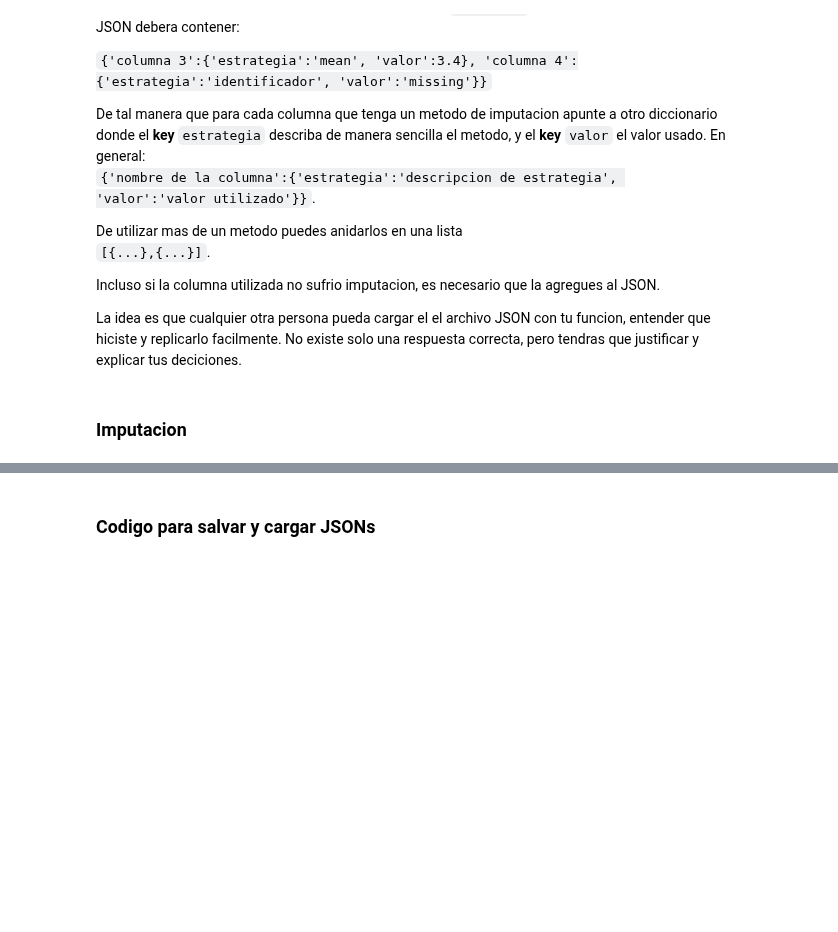
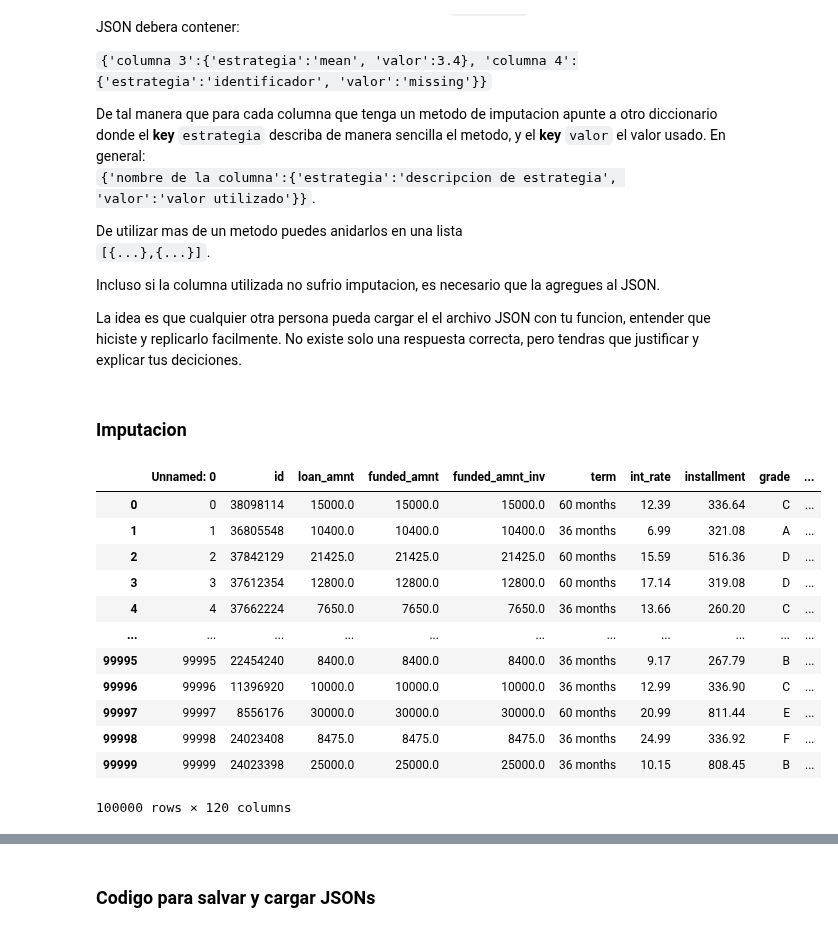
Before and after one commit to sonder-art/fdd_p24, a Jupyter notebook: tareas/5239_lmvg/pandas/09_limpieza_pandas.ipynb, the cells around one changed output, grey strips where cells are left out. Cells and saved outputs as stored; diff of their text form; code cells hidden in the pictures; blank space fills up the shorter version.

Commit message:
Tarea 09 pandas

```diff
--- a/tareas/5239_lmvg/pandas/09_limpieza_pandas.ipynb
+++ b/tareas/5239_lmvg/pandas/09_limpieza_pandas.ipynb
@@ -49,0 +52,12 @@ Documentacion: https://pandas.pydata.org/docs/reference/api/pandas.read_csv.html
+# %%
+# URL del archivo CSV comprimido en formato Gzip
+url = 'https://github.com/sonder-art/fdd_prim_2023/blob/main/codigo/pandas/LoansData_sample.csv.gz?raw=true'
+
+# Descargar el archivo comprimido en formato Gzip
+response = requests.get(url)
+data = gzip.decompress(response.content).decode('utf-8')
+
+# Crear un objeto StringIO para leer el CSV con pandas
+loans = pd.read_csv(StringIO(data))
+
+loans
@@ -122,4 +248,45 @@ Incluso si la columna utilizada no sufrio imputacion, es necesario que la agregu
 La idea es que cualquier otra persona pueda cargar el el archivo JSON con tu funcion, entender que hiciste y replicarlo facilmente. No existe solo una respuesta correcta, pero tendras que justificar y explicar tus deciciones.
 # %% [markdown]
 ### Imputacion
+# %%
+# Tu codigo aqui
+imput_dict = {}
+loans.replace('', np.nan, inplace=True) # reemplazamos los espacios en blanco por nans
+def imputacion (dataframe):
+    for column_name in dataframe.columns:
+        if dataframe[column_name].dtype == 'int64':
+            dataframe[column_name].fillna(int(dataframe[column_name].mean()), inplace=True)
+            imput_dict[column_name] = {'estrategia': 'llenar con la media', 'valor': int(dataframe[column_name].mean())}
+        # si la columna es int, la llenamos con la media para intentar no cambiar el como se distribuyen los datos
+        if dataframe[column_name].dtype == 'float64':
+            dataframe[column_name].fillna(dataframe[column_name].mean(), inplace=True)
+            imput_dict[column_name] = {'estrategia': 'llenar con la media', 'valor': dataframe[column_name].mean()}
+        # si la columna es float, la llenamos con la media para intentar no cambiar el como se distribuyen los datos
+        if dataframe[column_name].dtype == 'object':
+            dataframe[column_name].fillna(dataframe[column_name].mode(), inplace=True)
+            imput_dict[column_name] = {'estrategia': 'llenar con la moda', 'valor': str(dataframe[column_name].mode())}
+        # si la columna es de objetos, la llenamos con la moda para intentar seguir la tendencia de distribución de los datos
+        if dataframe[column_name].dtype == 'string':
+            dataframe[column_name].fillna(dataframe[column_name].mode(), inplace=True)
+            imput_dict[column_name] = {'estrategia': 'llenar con la moda', 'valor': str(dataframe[column_name].mode())}
+        # si la columna es de cadenas, la llenamos con la moda para intentar seguir la tendencia de distribución de los datos
+        if dataframe[column_name].isnull().mean()>= .1:
+            dataframe.drop(column_name, axis=1, inplace=True)
+        # dropeamos las columnas que sean la mitad o más nans, para reducir las columnas vacias
+    return dataframe
+loans
+# %% [output]
+|  | Unnamed: 0 | id | loan_amnt | funded_amnt | funded_amnt_inv | term | int_rate | installment | grade | ... |
+| 0 | 0 | 38098114 | 15000.0 | 15000.0 | 15000.0 | 60 months | 12.39 | 336.64 | C | ... |
+| 1 | 1 | 36805548 | 10400.0 | 10400.0 | 10400.0 | 36 months | 6.99 | 321.08 | A | ... |
+| 2 | 2 | 37842129 | 21425.0 | 21425.0 | 21425.0 | 60 months | 15.59 | 516.36 | D | ... |
+| 3 | 3 | 37612354 | 12800.0 | 12800.0 | 12800.0 | 60 months | 17.14 | 319.08 | D | ... |
+| 4 | 4 | 37662224 | 7650.0 | 7650.0 | 7650.0 | 36 months | 13.66 | 260.20 | C | ... |
+| ... | ... | ... | ... | ... | ... | ... | ... | ... | ... | ... |
+| 99995 | 99995 | 22454240 | 8400.0 | 8400.0 | 8400.0 | 36 months | 9.17 | 267.79 | B | ... |
+| 99996 | 99996 | 11396920 | 10000.0 | 10000.0 | 10000.0 | 36 months | 12.99 | 336.90 | C | ... |
+| 99997 | 99997 | 8556176 | 30000.0 | 30000.0 | 30000.0 | 60 months | 20.99 | 811.44 | E | ... |
+| 99998 | 99998 | 24023408 | 8475.0 | 8475.0 | 8475.0 | 36 months | 24.99 | 336.92 | F | ... |
+| 99999 | 99999 | 24023398 | 25000.0 | 25000.0 | 25000.0 | 36 months | 10.15 | 808.45 | B | ... |
+100000 rows × 120 columns
 # %%
```
Also changed, not shown: parts of 20 cells of this notebook.
